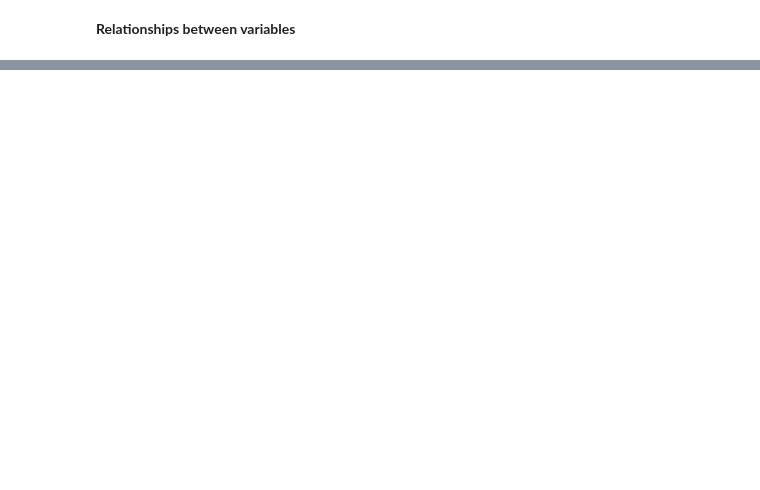
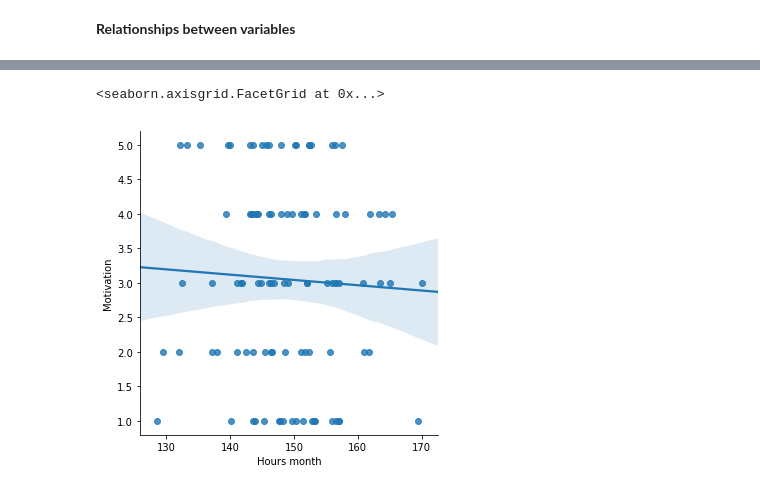
Before and after one commit to Nayade2lu/programming-data-a-project, a Jupyter notebook: Programming for data analysis Project.ipynb, the cells around one changed output, grey strips where cells are left out. Saved outputs shown, nothing was run; the diff lists cells and outputs as text; code cells hidden in the pictures; blank space fills up the shorter version.

Commit message:
visualising data

```diff
--- a/Programming for data analysis Project.ipynb
+++ b/Programming for data analysis Project.ipynb
@@ -534,0 +541,3 @@ The hours at work and the motivation could be as well related in two oposite way
+# %%
+dataset1 = pd.DataFrame({"Hours month":  np.random.normal (7.5, 0.5, 100)*20 ,"Motivation": np.random.randint(1, 6, size=100)})
+dataset1
@@ -534,0 +563,9 @@ The hours at work and the motivation could be as well related in two oposite way
+# %%
+#Synthesing data and showing relations
+# plot data and regression model
+# https://seaborn.pydata.org/generated/seaborn.lmplot.html
+
+sns.lmplot (x="Hours month", y="Motivation", data=dataset1)
+# %% [output]
+<seaborn.axisgrid.FacetGrid at 0x...>
+[figure, added]
```
Also changed, not shown: parts of 20 cells of this notebook.
